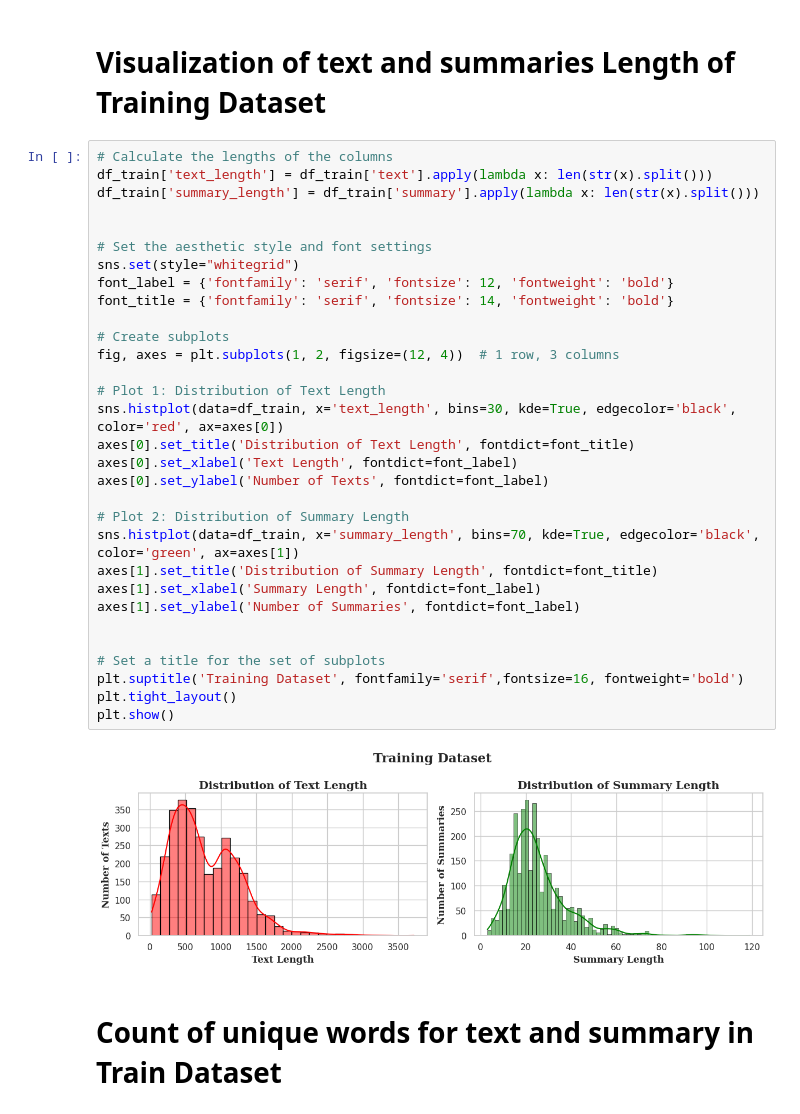
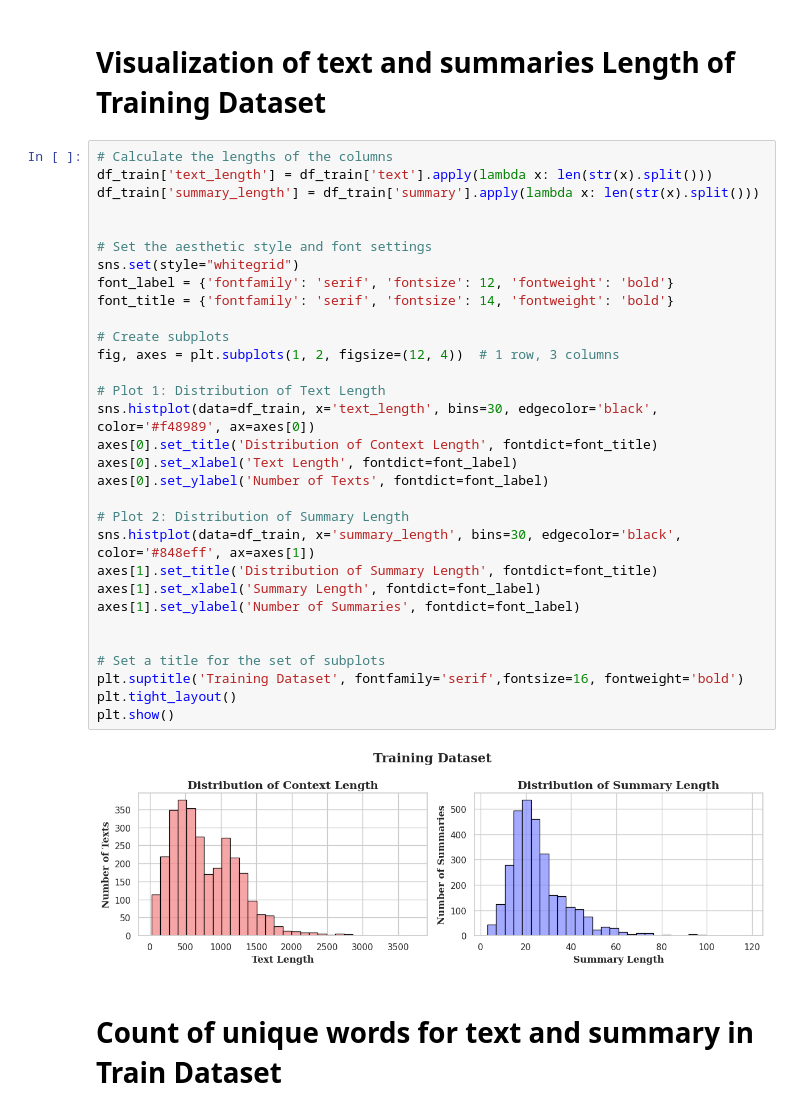
Before and after one commit to fatemafaria142/Bangla-News-Article-Abstractive-Summarization, a Jupyter notebook: Bangla_News_Article_Summarization_using_BanglaT5.ipynb, the cells around one changed output. Saved outputs shown, nothing was run; the diff lists cells and outputs as text.

```diff
--- a/Bangla_News_Article_Summarization_using_BanglaT5.ipynb
+++ b/Bangla_News_Article_Summarization_using_BanglaT5.ipynb
@@ -156,36 +162,36 @@ Series([], dtype: int64)
 # %%
 # Calculate the lengths of the columns
 df_train['text_length'] = df_train['text'].apply(lambda x: len(str(x).split()))
 df_train['summary_length'] = df_train['summary'].apply(lambda x: len(str(x).split()))
 
 
 # Set the aesthetic style and font settings
 sns.set(style="whitegrid")
 font_label = {'fontfamily': 'serif', 'fontsize': 12, 'fontweight': 'bold'}
 font_title = {'fontfamily': 'serif', 'fontsize': 14, 'fontweight': 'bold'}
 
 # Create subplots
 fig, axes = plt.subplots(1, 2, figsize=(12, 4))  # 1 row, 3 columns
 
 # Plot 1: Distribution of Text Length
-sns.histplot(data=df_train, x='text_length', bins=30, kde=True, edgecolor='black', color='red', ax=axes[0])
-axes[0].set_title('Distribution of Text Length', fontdict=font_title)
+sns.histplot(data=df_train, x='text_length', bins=30, edgecolor='black', color='#f48989', ax=axes[0])
+axes[0].set_title('Distribution of Context Length', fontdict=font_title)
 axes[0].set_xlabel('Text Length', fontdict=font_label)
 axes[0].set_ylabel('Number of Texts', fontdict=font_label)
 
 # Plot 2: Distribution of Summary Length
-sns.histplot(data=df_train, x='summary_length', bins=70, kde=True, edgecolor='black', color='green', ax=axes[1])
+sns.histplot(data=df_train, x='summary_length', bins=30, edgecolor='black', color='#848eff', ax=axes[1])
 axes[1].set_title('Distribution of Summary Length', fontdict=font_title)
 axes[1].set_xlabel('Summary Length', fontdict=font_label)
 axes[1].set_ylabel('Number of Summaries', fontdict=font_label)
 
 
 # Set a title for the set of subplots
 plt.suptitle('Training Dataset', fontfamily='serif',fontsize=16, fontweight='bold')
 plt.tight_layout()
 plt.show()
 # %% [output]
-[figure, old version]
+[figure, new version]
 # %% [markdown]
 # **Count of unique words for text and summary in Train Dataset**
 # %%
```
Also changed, not shown: parts of 6 cells of this notebook.
